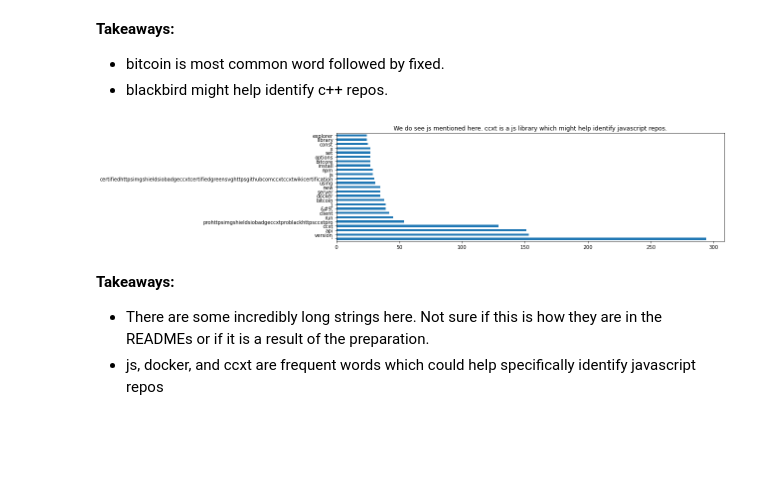
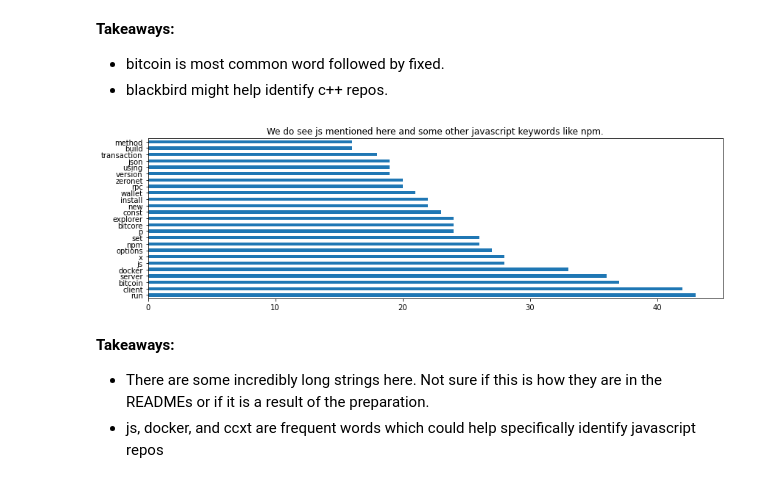
Before and after one commit to Garcia-Hensley-Nichols-NLP-project/GHN-NLP-project, a Jupyter notebook: explore.ipynb, the cells around one changed output. Saved outputs shown, nothing was run; the diff lists cells and outputs as text; code cells hidden in the pictures; blank space fills up the shorter version.

```diff
--- a/explore.ipynb
+++ b/explore.ipynb
@@ -236,16 +238,16 @@ plt.title('Bitcoin is by far most common in C++ repos. Blackbird might be relate
 # %%
 # Now let's see word frequencies specifically for javascript repos.
 
-javascript_clean_words = ' '.join(readme for readme in df[javascript].clean)
+javascript_clean_words = ' '.join(readme for readme in df[javascript].clean).replace('&#9;', '')
 # %%
 # Plot top 25 words
 
 plt.figure(figsize = (14, 4))
 javascript_clean_words_freq = pd.Series(javascript_clean_words.split())
 javascript_clean_words_freq.value_counts().head(25).plot.barh()
-plt.title('We do see js mentioned here. ccxt is a js library which might help identify javascript repos.');
+plt.title('We do see js mentioned here and some other javascript keywords like npm.');
 # %% [output]
-[figure, old version]
+[figure, new version]
 # %% [markdown]
 **Takeaways:**
 - There are some incredibly long strings here. Not sure if this is how they are in the READMEs or if it is a result of the preparation.
```
Also changed, not shown: parts of 38 cells of this notebook, 2 other files.
